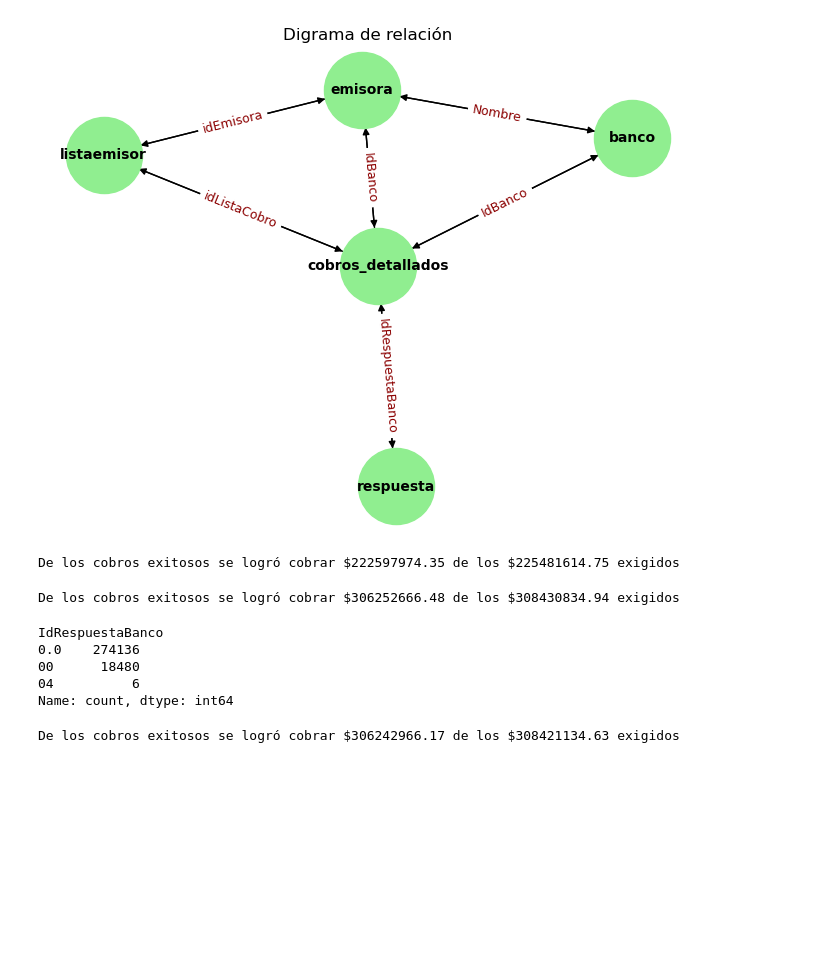
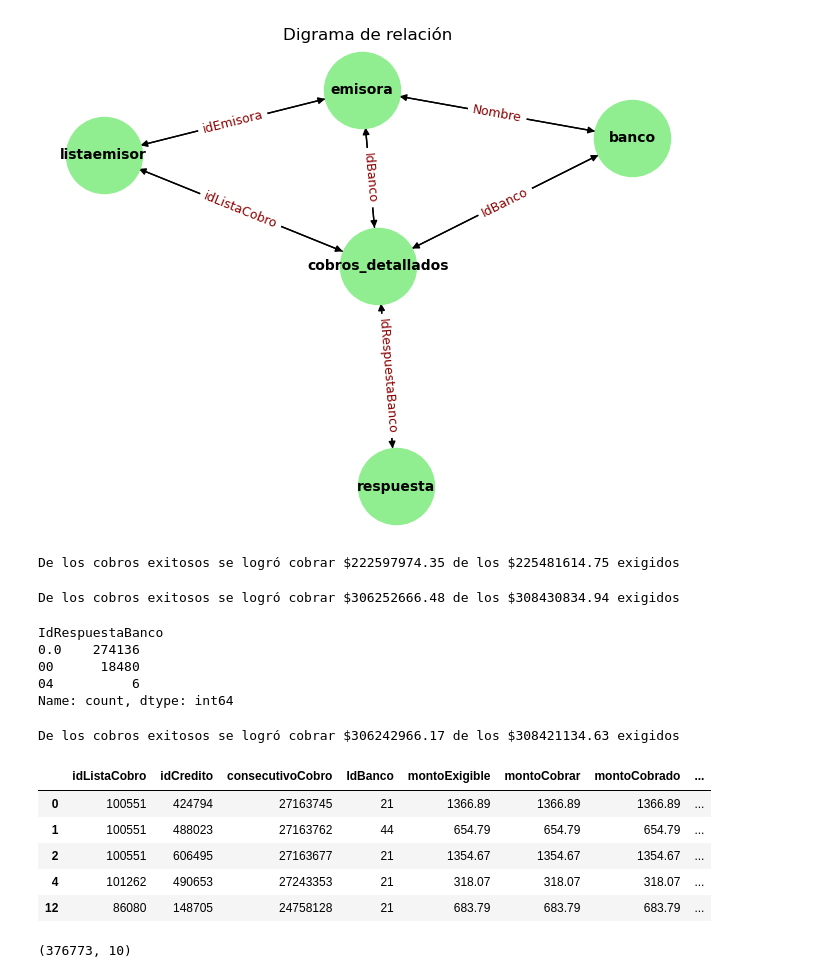
Before and after one commit to allfunso/Qubitos-Datathon, a Jupyter notebook: Experimentos_ARMI.ipynb, the cells around one changed output. Cells and saved outputs as stored; diff of their text form; code cells hidden in the pictures; blank space fills up the shorter version.

```diff
--- a/Experimentos_ARMI.ipynb
+++ b/Experimentos_ARMI.ipynb
@@ -100,3 +100,16 @@ De los cobros exitosos se logró cobrar $306242966.17 de los $308421134.63 exigi
 # %%
 cobros_0 = chequeo2
 cobros_0 = cobros_0.merge(df_id_listaemisor[['idListaCobro', 'idEmisora']], on='idListaCobro', how='left')
+cobros_0_filt = cobros_0[cobros_0['idEmisora'] < 26] # Filtado para omitir datos incorrectos de las emisoras
+cobros_0_filt.head()
+# %% [output]
+|  | idListaCobro | idCredito | consecutivoCobro | IdBanco | montoExigible | montoCobrar | montoCobrado | ... |
+| 0 | 100551 | 424794 | 27163745 | 21 | 1366.89 | 1366.89 | 1366.89 | ... |
+| 1 | 100551 | 488023 | 27163762 | 44 | 654.79 | 654.79 | 654.79 | ... |
+| 2 | 100551 | 606495 | 27163677 | 21 | 1354.67 | 1354.67 | 1354.67 | ... |
+| 4 | 101262 | 490653 | 27243353 | 21 | 318.07 | 318.07 | 318.07 | ... |
+| 12 | 86080 | 148705 | 24758128 | 21 | 683.79 | 683.79 | 683.79 | ... |
+# %%
+cobros_0.shape
+# %% [output]
+(376773, 10)
```
Also changed, not shown: parts of 3 cells of this notebook.
